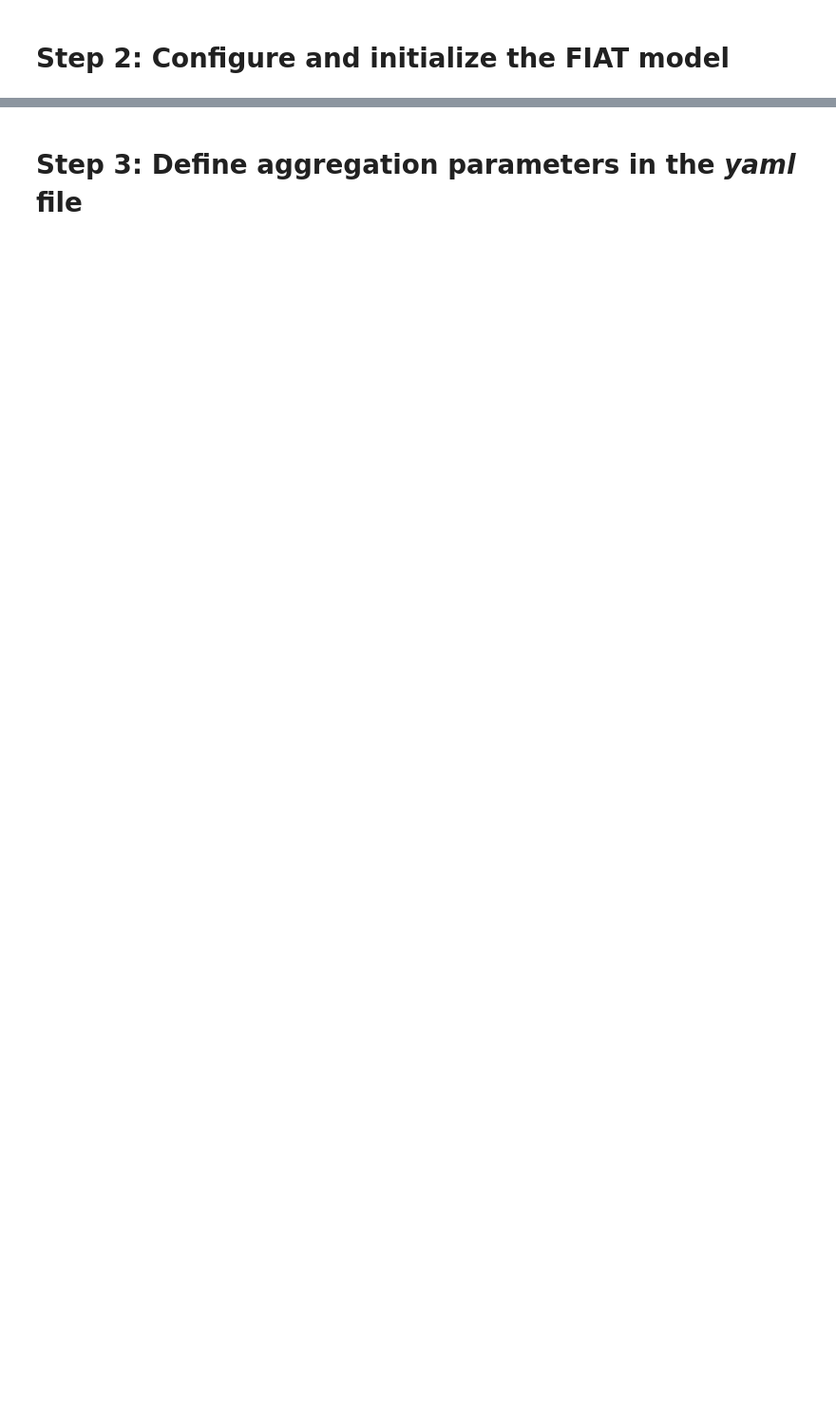
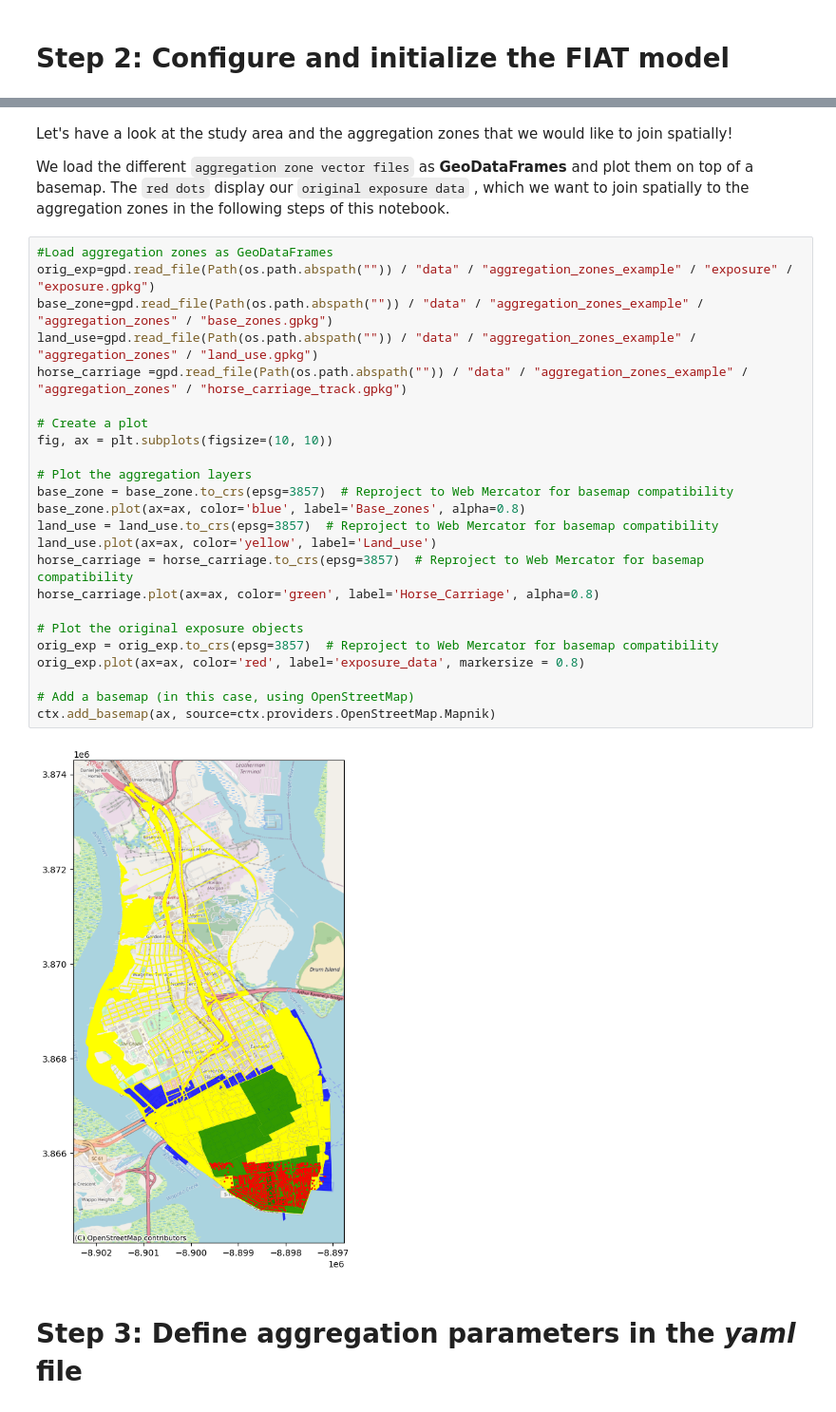
Before and after one commit to Deltares/hydromt_fiat, a Jupyter notebook: examples/aggregation_zones_example.ipynb, the cells around one changed output, grey strips where cells are left out. Shown: that part at 95% size. Cells and saved outputs as stored; diff of their text form; blank space fills up the shorter version.

Commit message:
update notebook, adding example data. Must be updated

```diff
--- a/examples/aggregation_zones_example.ipynb
+++ b/examples/aggregation_zones_example.ipynb
@@ -43,5 +47,35 @@ In this notebook the **FIAT model** was already initialized and the data is stor
 
 <em> Note: To configure and initialize your **own** FIAT model refer to  <a href="(https://github.com/Deltares/hydromt_fiat/blob/%2364FlexibleAggregationArea/examples/global_OSM_JRC.ipynb)"><em>global_OSM_JRC.ipynb</em></a>. If you do so, `do not` forget to update the folder dependencies and variables throughout this notebook according to your data. </em>
+# %% [markdown]
+Let's have a look at the study area and the aggregation zones that we would like to join spatially!
+
+We load the different `aggregation zone vector files` as **GeoDataFrames** and plot them on top of a basemap. The `red dots` display our `original exposure data` , which we want to join spatially to the aggregation zones in the following steps of this notebook.
+# %%
+#Load aggregation zones as GeoDataFrames
+orig_exp=gpd.read_file(Path(os.path.abspath("")) / "data" / "aggregation_zones_example" / "exposure" / "exposure.gpkg")
+base_zone=gpd.read_file(Path(os.path.abspath("")) / "data" / "aggregation_zones_example" / "aggregation_zones" / "base_zones.gpkg")
+land_use=gpd.read_file(Path(os.path.abspath("")) / "data" / "aggregation_zones_example" / "aggregation_zones" / "land_use.gpkg")
+horse_carriage =gpd.read_file(Path(os.path.abspath("")) / "data" / "aggregation_zones_example" / "aggregation_zones" / "horse_carriage_track.gpkg")
+
+# Create a plot
+fig, ax = plt.subplots(figsize=(10, 10))
+
+# Plot the aggregation layers
+base_zone = base_zone.to_crs(epsg=3857)  # Reproject to Web Mercator for basemap compatibility
+base_zone.plot(ax=ax, color='blue', label='Base_zones', alpha=0.8)
+land_use = land_use.to_crs(epsg=3857)  # Reproject to Web Mercator for basemap compatibility
+land_use.plot(ax=ax, color='yellow', label='Land_use')
+horse_carriage = horse_carriage.to_crs(epsg=3857)  # Reproject to Web Mercator for basemap compatibility
+horse_carriage.plot(ax=ax, color='green', label='Horse_Carriage', alpha=0.8)
+
+# Plot the original exposure objects
+orig_exp = orig_exp.to_crs(epsg=3857)  # Reproject to Web Mercator for basemap compatibility
+orig_exp.plot(ax=ax, color='red', label='exposure_data', markersize = 0.8)
+
+# Add a basemap (in this case, using OpenStreetMap)
+ctx.add_basemap(ax, source=ctx.providers.OpenStreetMap.Mapnik)
+# %% [output]
+[figure, added]
 # %% [markdown]
 # **Step 3**: Define aggregation parameters in the <em>yaml</em> file
 # %% [markdown]
```
Also changed, not shown: parts of 15 cells of this notebook, 1 other file.
